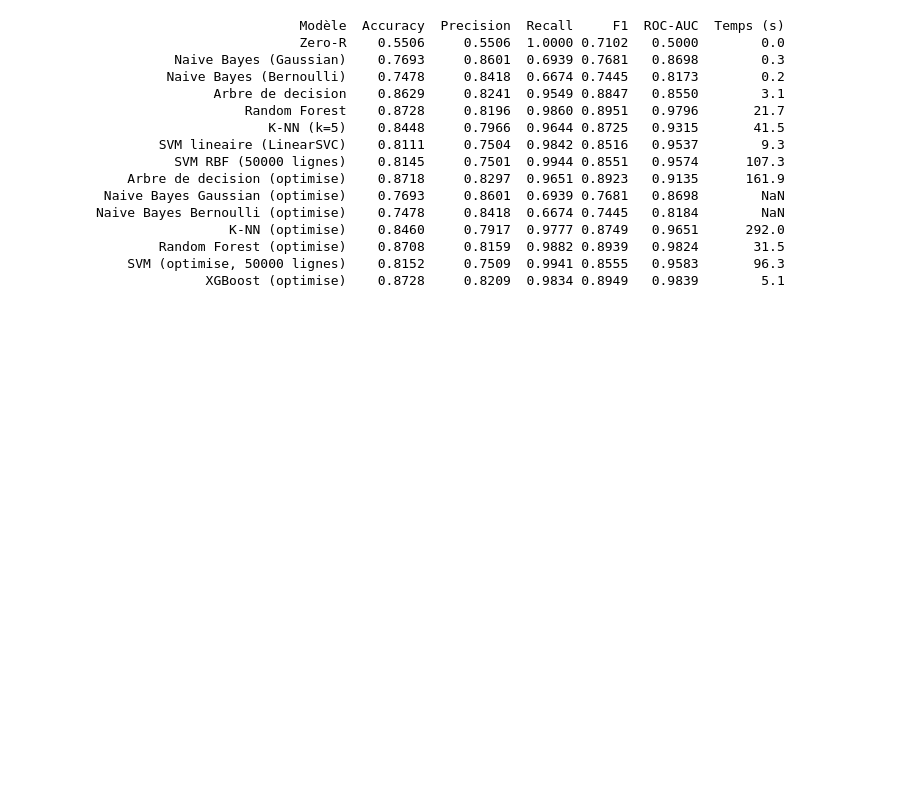
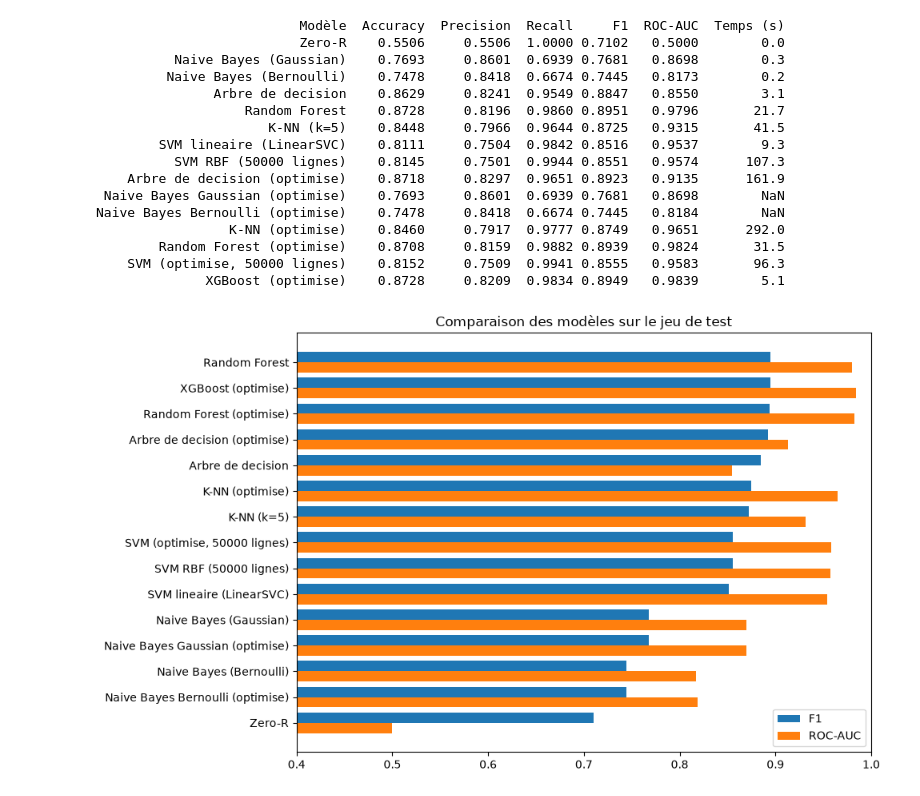
Before and after one commit to barellina/DM-Detection-Intrusions-UNSW-NB15, a Jupyter notebook: notebooks/03_model_training_evaluation.ipynb, the cells around one changed output. Saved outputs shown, nothing was run; the diff lists cells and outputs as text; code cells hidden in the pictures; blank space fills up the shorter version.

Commit message:
Include XGBoost in final comparison table and chart

```diff
--- a/notebooks/03_model_training_evaluation.ipynb
+++ b/notebooks/03_model_training_evaluation.ipynb
@@ -783,3 +783,23 @@ Naive Bayes Bernoulli (optimise)    0.7478     0.8418  0.6674 0.7445   0.8184
         Random Forest (optimise)    0.8708     0.8159  0.9882 0.8939   0.9824       31.5
     SVM (optimise, 50000 lignes)    0.8152     0.7509  0.9941 0.8555   0.9583       96.3
               XGBoost (optimise)    0.8728     0.8209  0.9834 0.8949   0.9839        5.1
+# %%
+import pandas as pd
+import matplotlib.pyplot as plt
+tableau = pd.read_csv("../docs/resultats_modeles.csv").sort_values("F1", ascending=False)
+tableau.drop(columns=["Temps (s)"], errors="ignore").to_csv("../docs/tableau_comparatif.csv", index=False)
+
+plt.figure(figsize=(10, 6))
+y_pos = range(len(tableau))
+plt.barh(y_pos, tableau["F1"], height=0.4, label="F1", color="#1f77b4")
+plt.barh([y + 0.4 for y in y_pos], tableau["ROC-AUC"], height=0.4, label="ROC-AUC", color="#ff7f0e")
+plt.yticks([y + 0.2 for y in y_pos], tableau["Modèle"])
+plt.xlim(0.4, 1.0)
+plt.title("Comparaison des modèles sur le jeu de test")
+plt.legend()
+plt.gca().invert_yaxis()
+plt.tight_layout()
+plt.savefig("../docs/figures/comparaison_modeles.png", dpi=150, bbox_inches="tight")
+plt.show()
+# %% [output]
+[figure, added]
```
Also changed, not shown: 2 other files.
